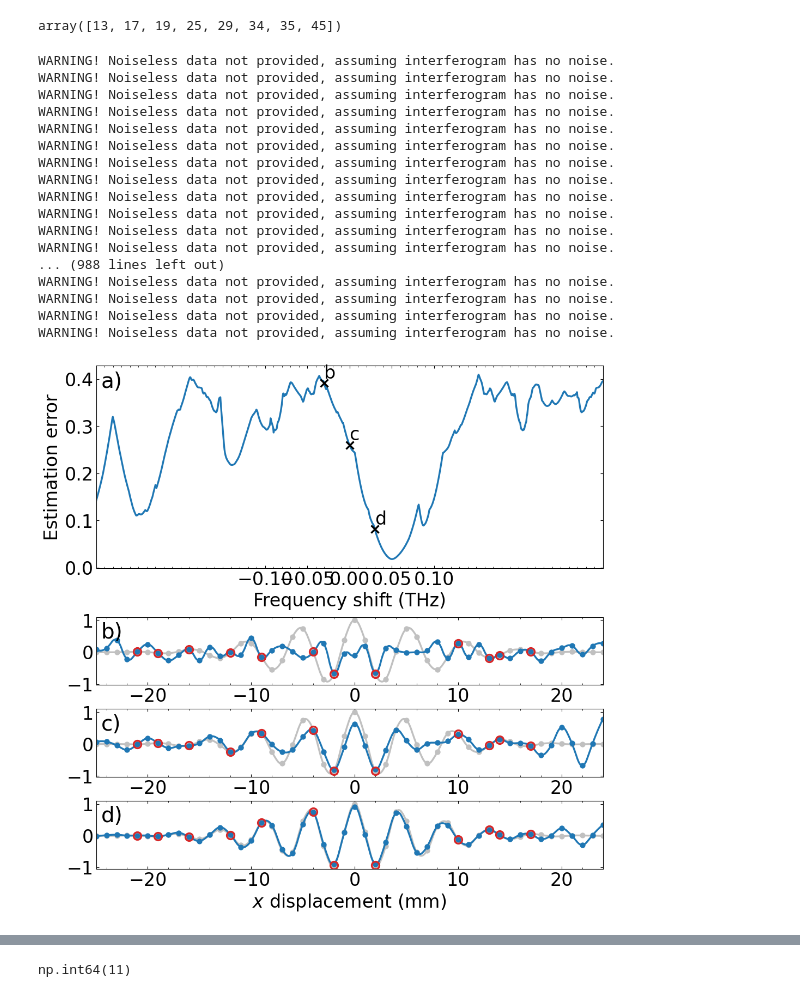
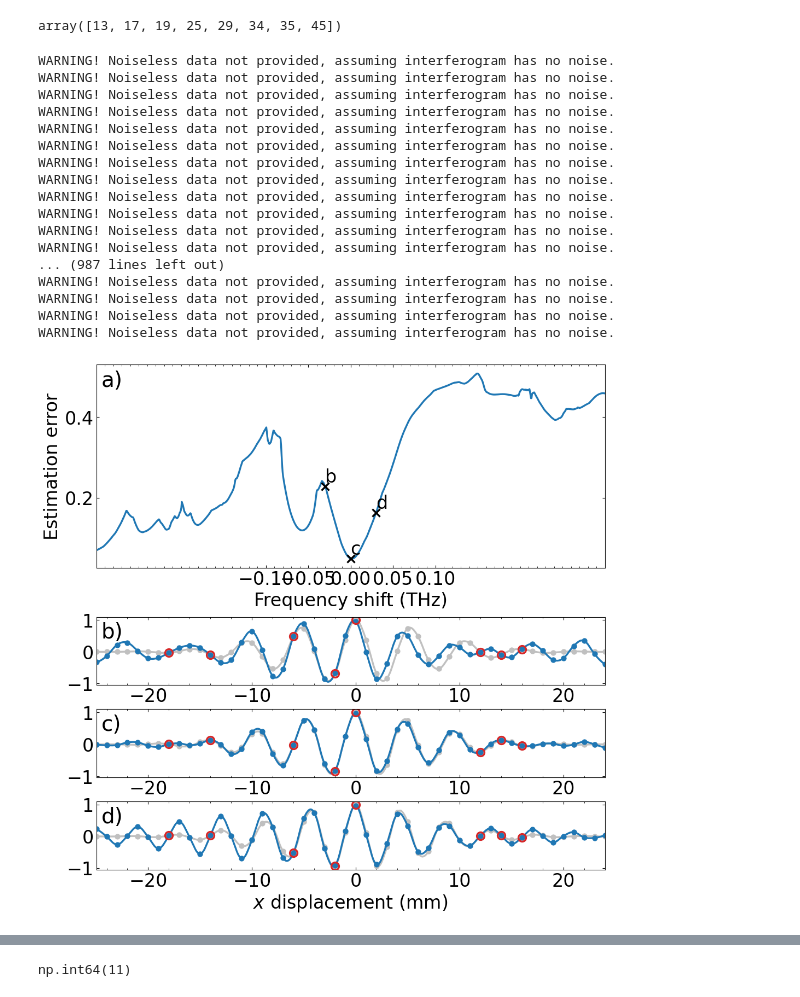
Before and after one commit to Jammi-Dodgers/THz-Compressed-Sensing, a Jupyter notebook: solution_robustness.ipynb, the cells around one changed output, grey strips where cells are left out. Cells and saved outputs as stored; diff of their text form; code cells hidden in the pictures.

Commit message:
restored freq shift graph

```diff
--- a/solution_robustness.ipynb
+++ b/solution_robustness.ipynb
@@ -92,11 +92,11 @@ test_config
 # %% [output]
 array([13, 17, 19, 25, 29, 34, 35, 45])
 # %%
-N = 1000; shift_range= 300e9; regularization_coeffient= 1e-2
+N = 1000; shift_range= 100e9; regularization_coeffient= 1e-2
 #test_config = cs.subsample_1d(total_points, 12, "random")
-#test_config = np.array([7,11,19,23,25,37,39,41])
+test_config = np.array([7,11,19,23,25,37,39,41])
 target = cs.generate_interferogram(total_points, pixel_pitch*1e-3, 300e9 +shift, 75e9, 6)
-test_config, _ = cs.MCMC_metropolis(12, target, regularization_coeffient= regularization_coeffient, error_type= "L2")
+#test_config, _ = cs.MCMC_metropolis(12, target, regularization_coeffient= regularization_coeffient, error_type= "L2")
 
 shifts = np.linspace(-shift_range, shift_range, N)
 scores = np.empty(N)
@@ -131,35 +131,35 @@ for ax, target, reconstruction, shift, score, samples, title in zip(axs[2:], exa
     ax.plot(cs.interpolate(displacement), cs.interpolate(target), color= "silver")
     ax.plot(displacement, reconstruction, color= "tab:blue", marker= ".", linestyle= "none")
     ax.plot(cs.interpolate(displacement), cs.interpolate(reconstruction), color= "tab:blue")
     ax.plot(displacement, samples, linestyle= "none", marker= "o", markerfacecolor= "none", markeredgecolor= "tab:red")
     #ax.set_title(title, loc= "left")
     ax.annotate(title, (0.01,0.93), xycoords= 'axes fraction', ha= "left", va= "top", fontsize= 28)
     ax.set(xlim= (displacement.min(), displacement.max()))
     axs[0].plot(shift*1e-12, score, marker= "x", color= "k")
     axs[0].text(shift*1e-12, score +0.01, title.removesuffix(")"))
 axs[4].set(xlabel= "$x$ displacement (mm)")
 
 fig.savefig("./graphs/frequency_shift_robustness.png", bbox_inches= "tight")
 plt.show()
 # %% [output]
 WARNING! Noiseless data not provided, assuming interferogram has no noise.
 WARNING! Noiseless data not provided, assuming interferogram has no noise.
 WARNING! Noiseless data not provided, assuming interferogram has no noise.
 WARNING! Noiseless data not provided, assuming interferogram has no noise.
 WARNING! Noiseless data not provided, assuming interferogram has no noise.
 WARNING! Noiseless data not provided, assuming interferogram has no noise.
 WARNING! Noiseless data not provided, assuming interferogram has no noise.
 WARNING! Noiseless data not provided, assuming interferogram has no noise.
 WARNING! Noiseless data not provided, assuming interferogram has no noise.
 WARNING! Noiseless data not provided, assuming interferogram has no noise.
 WARNING! Noiseless data not provided, assuming interferogram has no noise.
 WARNING! Noiseless data not provided, assuming interferogram has no noise.
-... (988 lines left out)
+... (987 lines left out)
 WARNING! Noiseless data not provided, assuming interferogram has no noise.
 WARNING! Noiseless data not provided, assuming interferogram has no noise.
 WARNING! Noiseless data not provided, assuming interferogram has no noise.
 WARNING! Noiseless data not provided, assuming interferogram has no noise.
-[figure, old version]
+[figure, new version]
 # %%
 N = 1000; shift_range= 4.0
 shifts = np.linspace(-shift_range, shift_range, N)
```
Also changed, not shown: parts of 4 cells of this notebook, 4 other files.
